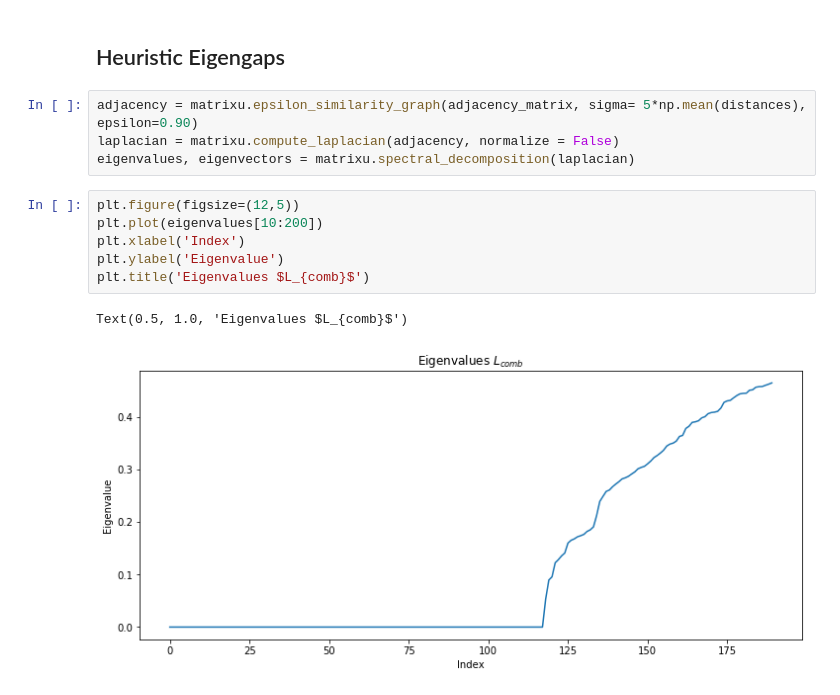
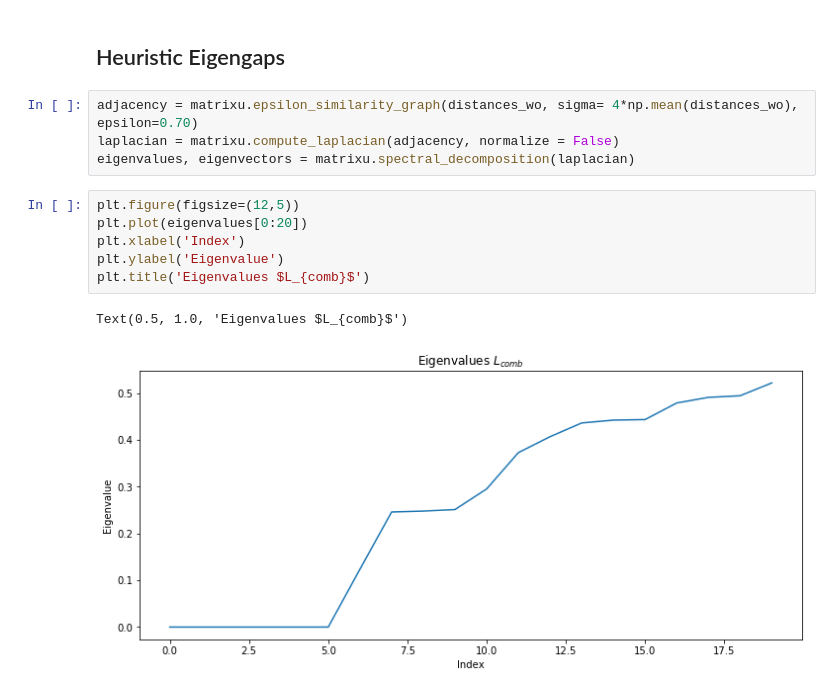
Before and after one commit to aaag97/ntds-projects, a Jupyter notebook: Project/wikipedia.ipynb, the cells around one changed output. Cells and saved outputs as stored; diff of their text form.

```diff
--- a/Project/wikipedia.ipynb
+++ b/Project/wikipedia.ipynb
@@ -1010,15 +1011,15 @@ TypeError: 'MatrixUtils' object is not callable
 # %% [markdown]
 ## Heuristic Eigengaps
 # %%
-adjacency = matrixu.epsilon_similarity_graph(adjacency_matrix, sigma= 5*np.mean(distances), epsilon=0.90)
+adjacency = matrixu.epsilon_similarity_graph(distances_wo, sigma= 4*np.mean(distances_wo), epsilon=0.70)
 laplacian = matrixu.compute_laplacian(adjacency, normalize = False)
 eigenvalues, eigenvectors = matrixu.spectral_decomposition(laplacian)
 # %%
 plt.figure(figsize=(12,5))
-plt.plot(eigenvalues[10:200])
+plt.plot(eigenvalues[0:20])
 plt.xlabel('Index')
 plt.ylabel('Eigenvalue')
 plt.title('Eigenvalues $L_{comb}$')
 # %% [output]
 Text(0.5, 1.0, 'Eigenvalues $L_{comb}$')
-[figure, old version]
+[figure, new version]
```
Also changed, not shown: parts of 16 cells of this notebook.
